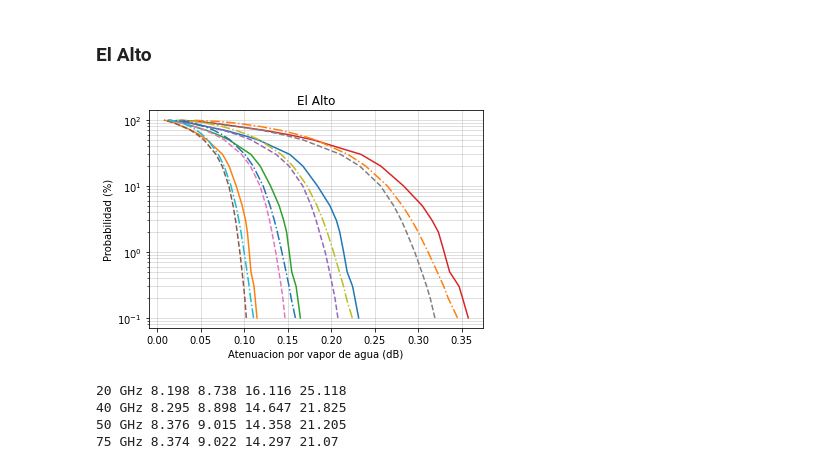
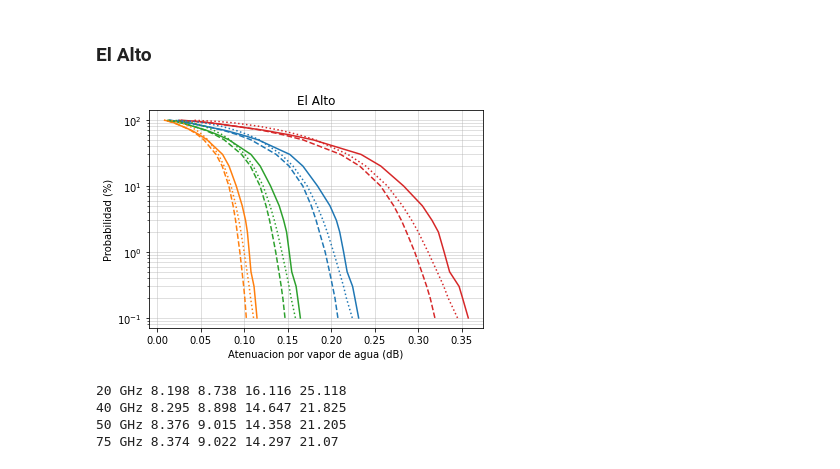
Before and after one commit to gustavomarinovando/era5-analysis, a Jupyter notebook: DataComparison.ipynb, the cells around one changed output. Cells and saved outputs as stored; diff of their text form; code cells hidden in the pictures.

```diff
--- a/DataComparison.ipynb
+++ b/DataComparison.ipynb
@@ -44,25 +44,25 @@ prob = itu['Probabilities'].to_numpy()
 # %%
 plt.grid(True, which="both", alpha=0.5)
 #plt.xlim(0, 0.6)
 plt.semilogy(ra20, prob, label='20 GHz: RAOBs')
 plt.semilogy(ra40, prob, label='40 GHz: RAOBs')
 plt.semilogy(ra50, prob, label='50 GHz: RAOBs')
 plt.semilogy(ra75, prob, label='75 GHz: RAOBs')
-plt.semilogy(ea20, prob, label='20 GHz: ERA5', ls='--')
-plt.semilogy(ea40, prob, label='40 GHz: ERA5', ls='--')
-plt.semilogy(ea50, prob, label='50 GHz: ERA5', ls='--')
-plt.semilogy(ea75, prob, label='75 GHz: ERA5', ls='--')
-plt.semilogy(ia20, prob, label='20 GHz: ITU', ls='-.')
-plt.semilogy(ia40, prob, label='40 GHz: ITU', ls='-.')
-plt.semilogy(ia50, prob, label='50 GHz: ITU', ls='-.')
-plt.semilogy(ia75, prob, label='75 GHz: ITU', ls='-.')
+plt.semilogy(ea20, prob, label='20 GHz: ERA5', ls='--', c='C0')
+plt.semilogy(ea40, prob, label='40 GHz: ERA5', ls='--', c='C1')
+plt.semilogy(ea50, prob, label='50 GHz: ERA5', ls='--', c='C2')
+plt.semilogy(ea75, prob, label='75 GHz: ERA5', ls='--', c='C3')
+plt.semilogy(ia20, prob, label='20 GHz: ITU', ls=':', c='C0')
+plt.semilogy(ia40, prob, label='40 GHz: ITU', ls=':', c='C1')
+plt.semilogy(ia50, prob, label='50 GHz: ITU', ls=':', c='C2')
+plt.semilogy(ia75, prob, label='75 GHz: ITU', ls=':', c='C3')
 #plt.legend(loc='best')
 plt.title('El Alto')
 plt.xlabel('Atenuacion por vapor de agua (dB)')
 plt.ylabel('Probabilidad (%)')
 plt.show()
 # %% [output]
-[figure, old version]
+[figure, new version]
 # %%
 # 20 GHz
 emean, erms = error(ea20, ra20)
```
